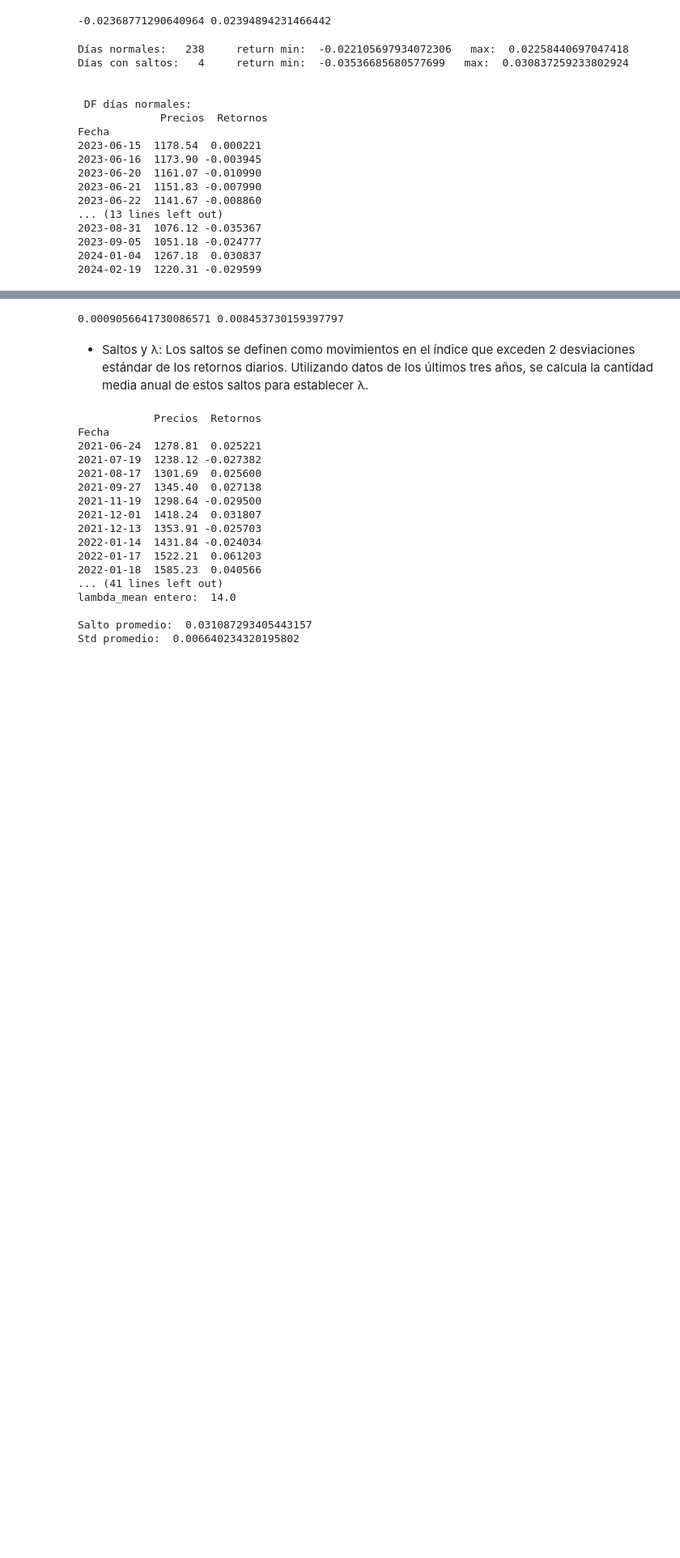
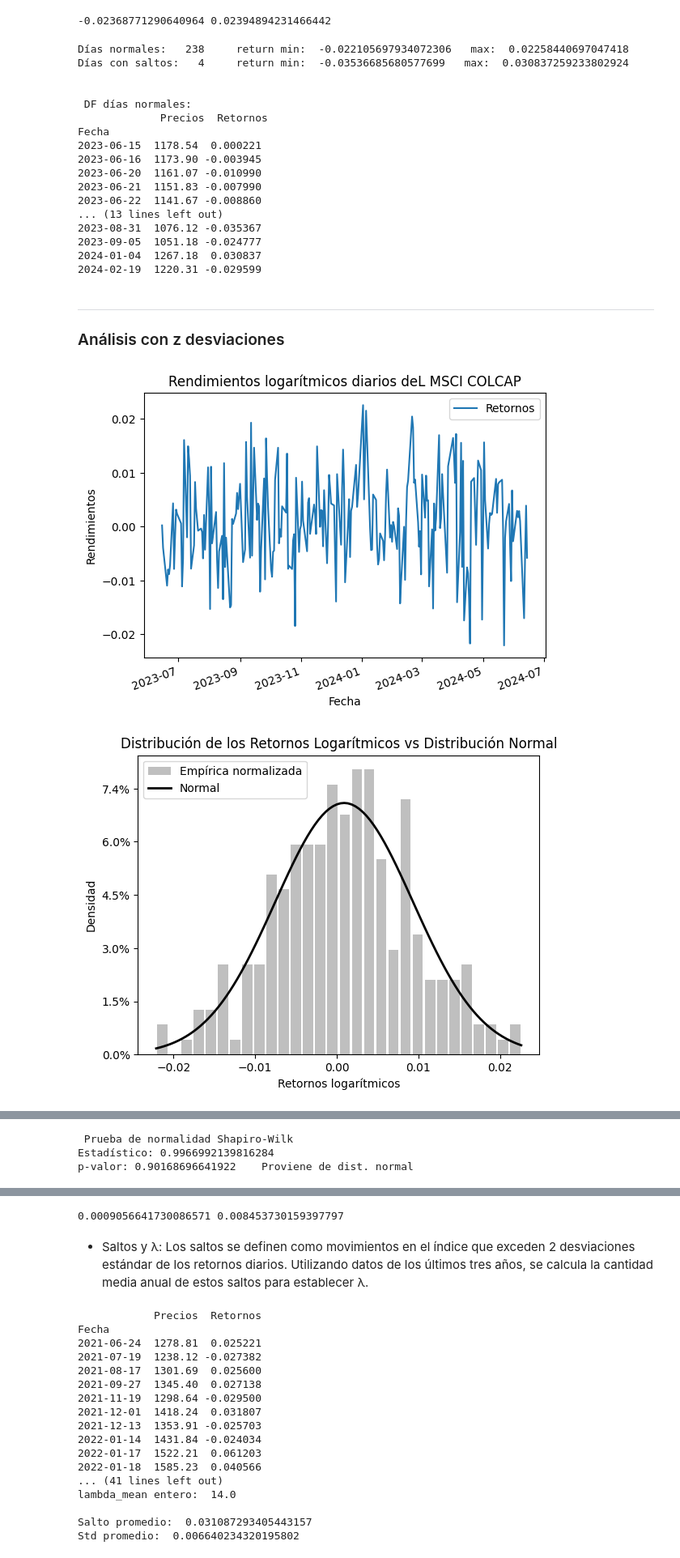
Before and after one commit to angiellanos/Merton_con_procesos_difusi-n_con_saltos, a Jupyter notebook: Modelos_de_Merton_con_saltos.ipynb, the cells around one changed output, grey strips where cells are left out. Shown at 81% size. Saved outputs shown, nothing was run; the diff lists cells and outputs as text; code cells hidden in the pictures; blank space fills up the shorter version.

```diff
--- a/Modelos_de_Merton_con_saltos.ipynb
+++ b/Modelos_de_Merton_con_saltos.ipynb
@@ -177,9 +185,12 @@ Se observa que la distribución empírica exhibe una cresta más marcada y colas
 
 ### Gráfica Q - Q del rendimiento logarítmico diario del índice MSCI COLCAP
 # %%
-sm.qqplot(data['Retornos'], line ='45', fit=True)
-plt.title('Gráfica Q-Q del rendimiento logarítmico diario del título')
-plt.show()
+def qqplot(df):
+  sm.qqplot(df['Retornos'], line ='45', fit=True)
+  plt.title('Gráfica Q-Q del rendimiento logarítmico diario del título')
+  plt.show()
+
+qqplot(data)
 # %% [output]
 [figure]
 # %% [markdown]
@@ -214,3 +228,12 @@ plt.show()
 [figure]
 # %% [markdown]
 Se observa una variabilidad considerable alrededor del origen y desviaciones a lo largo de todo el rango de los datos. Esto corrobora que los rendimientos del MSCI COLCAP no siguen una distribución normal, implicando que el uso de modelos estándar basados en supuestos de normalidad podría no ser adecuado.
+# %%
+def prueba_normalidad(df):
+  stat, p = shapiro(df['Retornos'])
+  nsig = 0.05
+  print("\n\n Prueba de normalidad Shapiro-Wilk")
+  print('Estadístico:', stat)
+  print('p-valor:', p, '   Proviene de dist. normal' if p>nsig else '   No proviene de dist. normal')
+
+prueba_normalidad(data)
@@ -240,13 +269,14 @@ Parámetros Estadísticos para $\mu$, $\sigma$ y λ:
 # %%
-print(mu-2*std, mu+2*std)
+z = 2
+print(mu - z * std, mu + z * std)
 # %% [output]
 -0.02368771290640964 0.02394894231466442
 # %%
-filtered_data = data[(data['Retornos'].between(mu-2*std, mu+2*std)) & (data.index >= '2023-06-15')]
+filtered_data = data[(data['Retornos'].between(mu - z * std, mu + z *std)) & (data.index >= '2023-06-15')]
 lim_inf = min(filtered_data.Retornos)
 lim_sup = max(filtered_data.Retornos)
 print("Días normales:  ", len(filtered_data), "    return min: ",lim_inf, "  max: ",lim_sup )
-outliers_data = data[(~data['Retornos'].between(mu-2*std, mu+2*std)) & (data.index >= '2023-06-15')]
+outliers_data = data[(~data['Retornos'].between(mu - z * std, mu + z * std)) & (data.index >= '2023-06-15')]
 lambda_2023 = len(outliers_data)
 print("Días con saltos:  ", lambda_2023, "    return min: ", min(outliers_data.Retornos),  "  max: ", max(outliers_data.Retornos))
 
@@ -270,3 +300,18 @@ Fecha
 2023-09-05  1051.18 -0.024777
 2024-01-04  1267.18  0.030837
 2024-02-19  1220.31 -0.029599
+# %% [markdown]
+
+
+---
+
+### Análisis con z desviaciones
+# %%
+returns(filtered_data)
+mu_ss, std_ss = histograma(filtered_data)
+qqplot(filtered_data)
+diferencia(filtered_data)
+prueba_normalidad(filtered_data)
+# %% [output]
+[figure, added]
+[figure, added]
@@ -272,0 +320,3 @@ Fecha
+ Prueba de normalidad Shapiro-Wilk
+Estadístico: 0.9966992139816284
+p-valor: 0.90168696641922    Proviene de dist. normal
```
Also changed, not shown: parts of 10 cells of this notebook.
